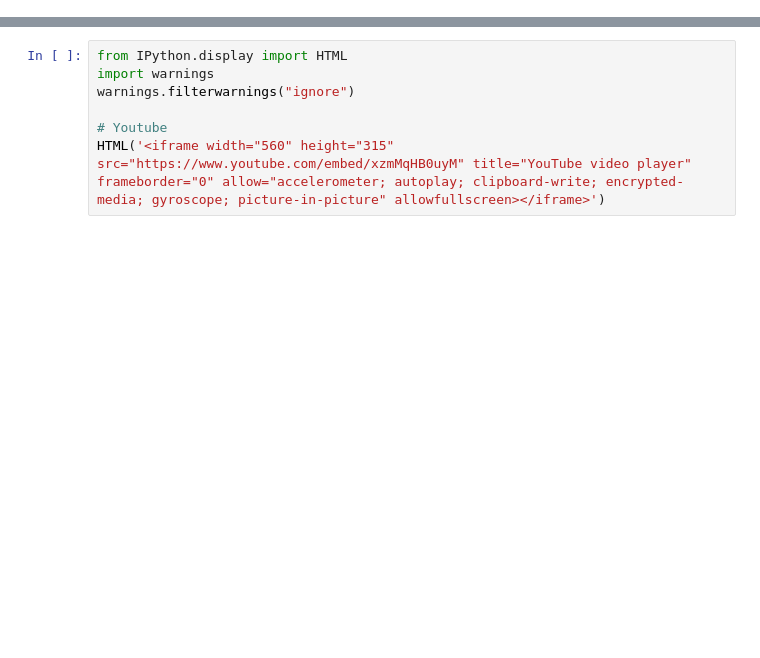
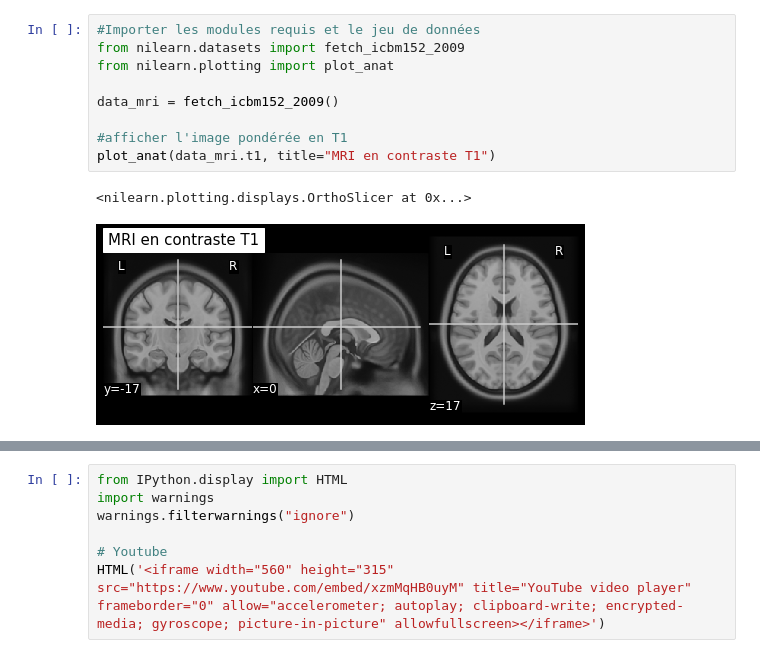
Before and after one commit to methodes-cogneuro/methodes-cogneuro.github.io, a Jupyter notebook: _sources/irm.ipynb, the cells around one changed output, grey strips where cells are left out. Drawn from its saved outputs; the diff is of its cells as text; blank space fills up the shorter version.

```diff
--- a/_sources/irm.ipynb
+++ b/_sources/irm.ipynb
@@ -157,0 +220,12 @@ Bref, les processus de relaxation en T1 et en T2 ne vont pas capturer les mêmes
+# %%
+#Importer les modules requis et le jeu de données
+from nilearn.datasets import fetch_icbm152_2009
+from nilearn.plotting import plot_anat
+
+data_mri = fetch_icbm152_2009()
+
+#afficher l'image pondérée en T1
+plot_anat(data_mri.t1, title="MRI en contraste T1")
+# %% [output]
+<nilearn.plotting.displays.OrthoSlicer at 0x...>
+[figure, added]
```
Also changed, not shown: parts of 15 cells of this notebook, 26 other files.
